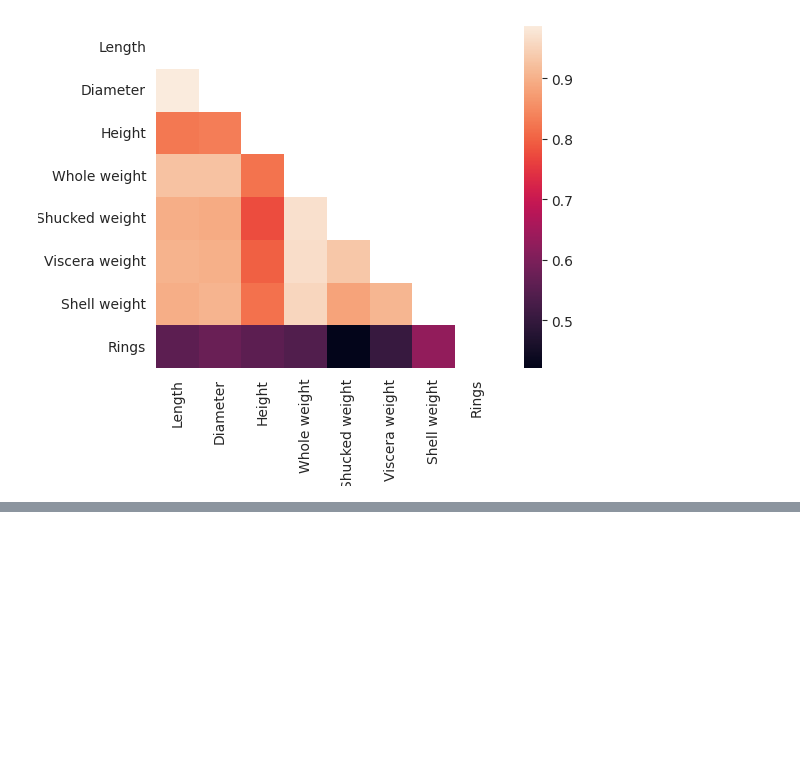
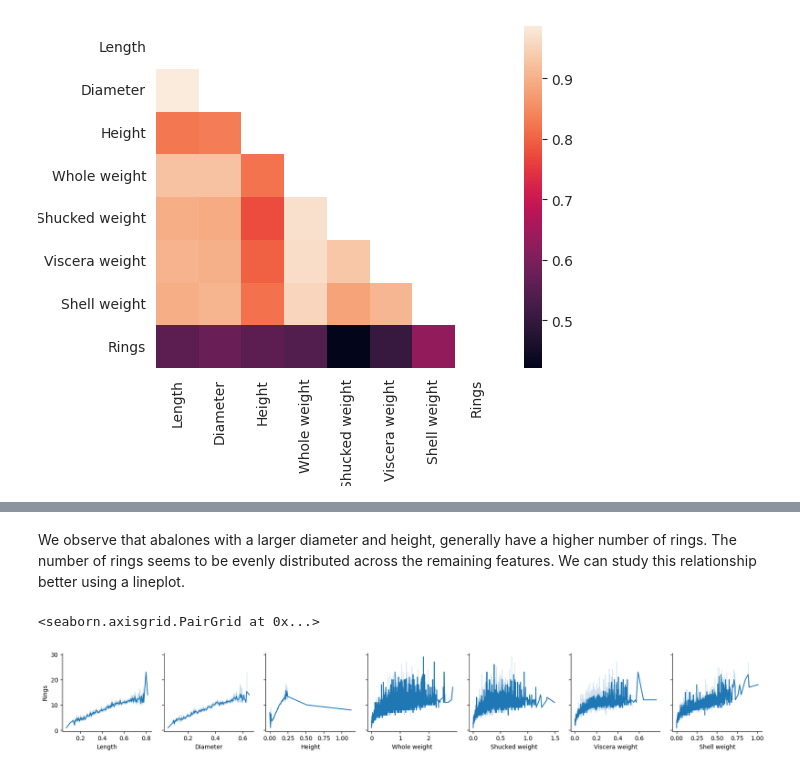
Before and after one commit to arumoy-shome/data-smells, a Jupyter notebook: abalone.ipynb, the cells around one changed output, grey strips where cells are left out. Drawn from its saved outputs; the diff is of its cells as text; code cells hidden in the pictures; blank space fills up the shorter version.

```diff
--- a/abalone.ipynb
+++ b/abalone.ipynb
@@ -86,0 +103,8 @@ plotter.corr(abalone.corr(numeric_only=True))
+# %% [markdown]
+We observe that abalones with a larger diameter and height, generally have a higher number of rings. The number of rings seems to be evenly distributed across the remaining features. We can study this relationship better using a lineplot.
+# %%
+g = sns.PairGrid(data=abalone, x_vars=numerical_features, y_vars=["Rings"])
+g.map(sns.lineplot)
+# %% [output]
+<seaborn.axisgrid.PairGrid at 0x...>
+[figure, added]
```
Also changed, not shown: parts of 18 cells of this notebook, 1 other file.
